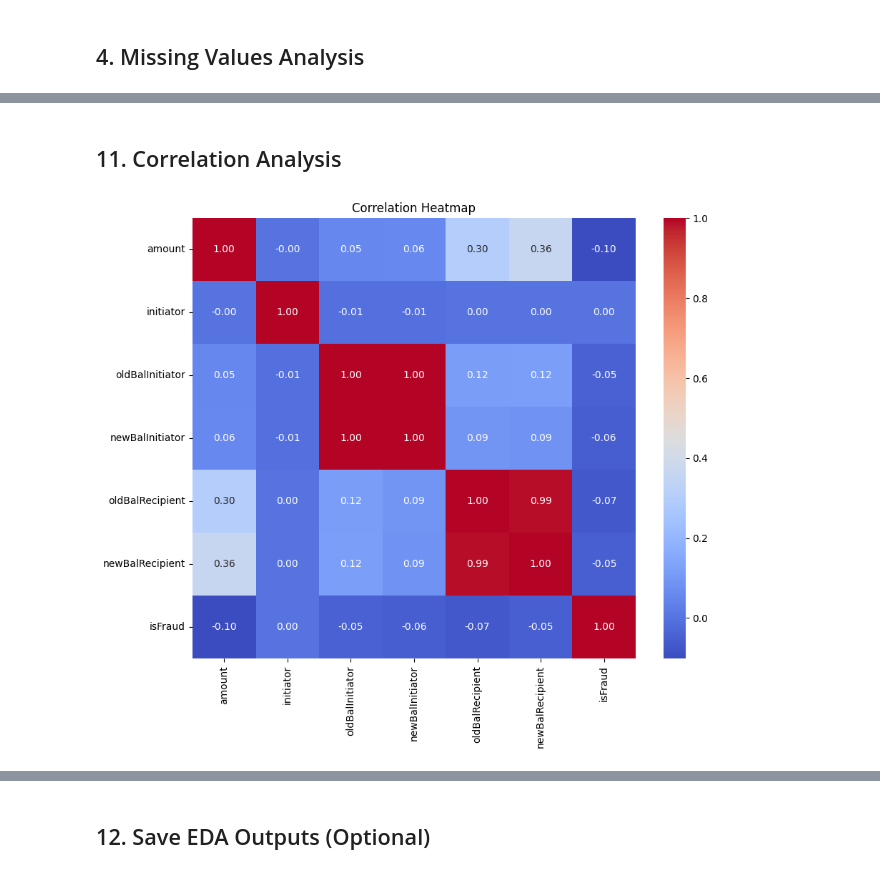
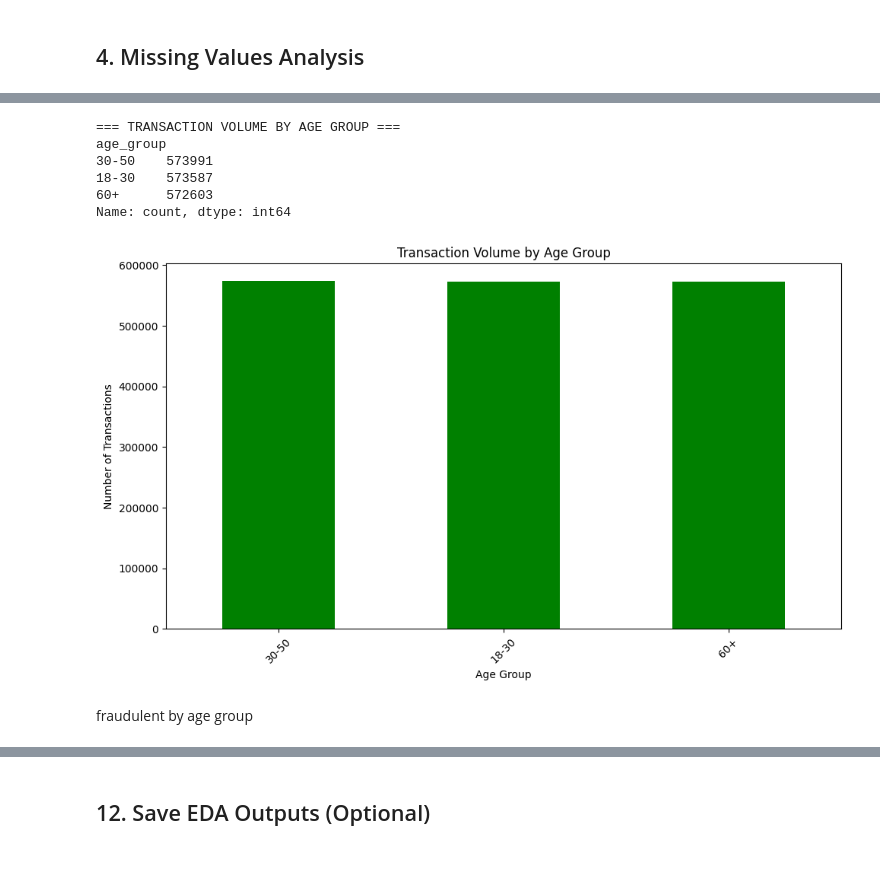
Before and after one commit to Qwodjo/Ghana-mobile-money-insights, a Jupyter notebook: notebooks/EDA_analysis.ipynb, the cells around one changed output, grey strips where cells are left out. Drawn from its saved outputs; the diff is of its cells as text; code cells hidden in the pictures.

```diff
--- a/notebooks/EDA_analysis.ipynb
+++ b/notebooks/EDA_analysis.ipynb
@@ -12,5 +10,2 @@ import seaborn as sns
 # %% [markdown]
 ## 2. Load Cleaned Dataset
-# %%
-# Load cleaned dataset
-df = pd.read_csv('../data/mobile_money_transactions_cleaned.csv')
@@ -133,11 +145,0 @@ plt.show()
-# %%
-# Plot number of transactions over time
-df['timestamp'] = pd.to_datetime(df['timestamp'])
-df['date'] = df['timestamp'].dt.date
-transactions_per_day = df.groupby('date').size()
-plt.figure(figsize=(14,6))
-transactions_per_day.plot()
-plt.title('Number of Transactions Over Time')
-plt.xlabel('Date')
-plt.ylabel('Number of Transactions')
-plt.show()
@@ -162,11 +146,34 @@ plt.show()
-# %% [markdown]
-## 11. Correlation Analysis
-# %%
-# Correlation heatmap for numeric columns
-plt.figure(figsize=(10,8))
-corr = df.corr(numeric_only=True)
-sns.heatmap(corr, annot=True, cmap='coolwarm', fmt='.2f')
-plt.title('Correlation Heatmap')
-plt.show()
-# %% [output]
-[figure, removed]
+# %%
+
+
+
+
+def analyze_transactions_by_age(df):
+    print("=== TRANSACTION VOLUME BY AGE GROUP ===")
+
+    age_transactions = df['age_group'].value_counts()
+    print(age_transactions)
+
+    # Plot
+    plt.figure(figsize=(10, 6))
+    age_transactions.plot(kind='bar', color='green')
+    plt.title('Transaction Volume by Age Group')
+    plt.xlabel('Age Group')
+    plt.ylabel('Number of Transactions')
+    plt.xticks(rotation=45)
+    plt.tight_layout()
+    plt.show()
+
+    return age_transactions
+
+age_volume = analyze_transactions_by_age(EDA)
+# %% [output]
+=== TRANSACTION VOLUME BY AGE GROUP ===
+age_group
+30-50    573991
+18-30    573587
+60+      572603
+Name: count, dtype: int64
+[figure, added]
+# %% [markdown]
+fraudulent by age group
```
Also changed, not shown: parts of 30 cells of this notebook, 2 other files.
